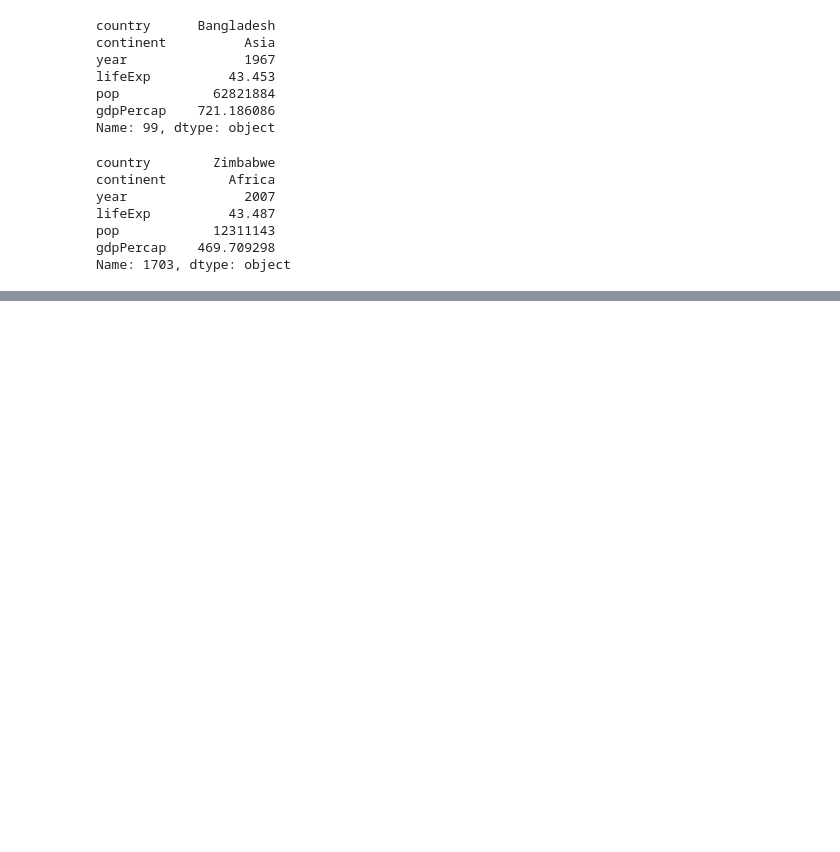
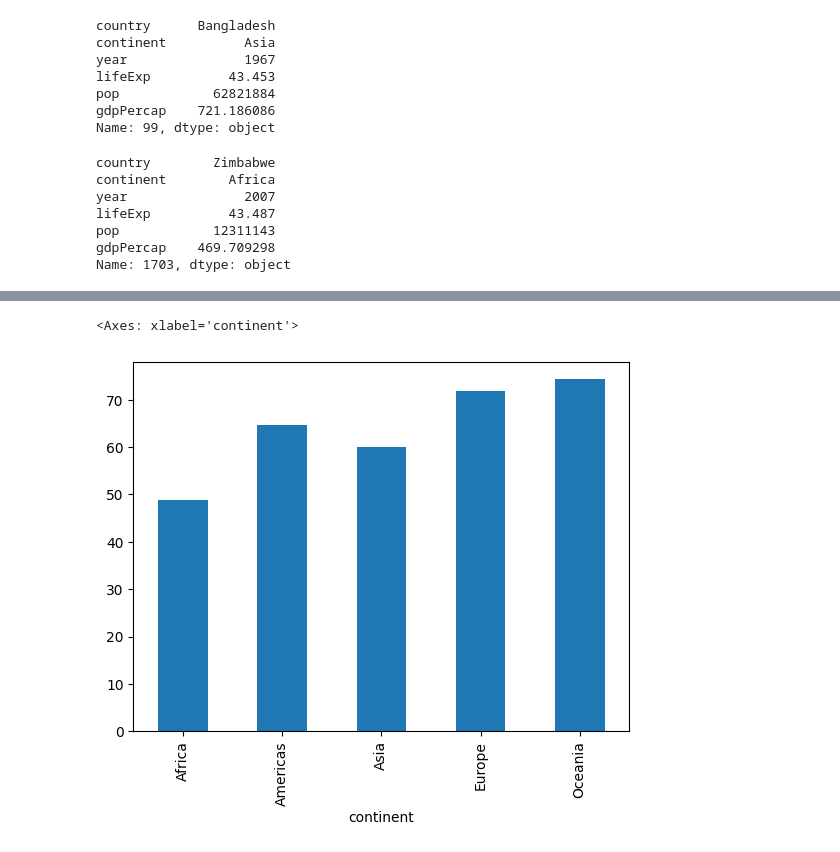
Before and after one commit to 2rlo0/hipython_rep, a Jupyter notebook: 13_데이터프레임연습.ipynb, the cells around one changed output, grey strips where cells are left out. Saved outputs shown, nothing was run; the diff lists cells and outputs as text; code cells hidden in the pictures; blank space fills up the shorter version.

```diff
--- a/13_데이터프레임연습.ipynb
+++ b/13_데이터프레임연습.ipynb
@@ -124,0 +423,5 @@ Name: 1703, dtype: object
+# %%
+df.groupby(['continent'])['lifeExp'].mean().plot(kind='bar')
+# %% [output]
+<Axes: xlabel='continent'>
+[figure, added]
```
Also changed, not shown: parts of 30 cells of this notebook, 14 other files.
